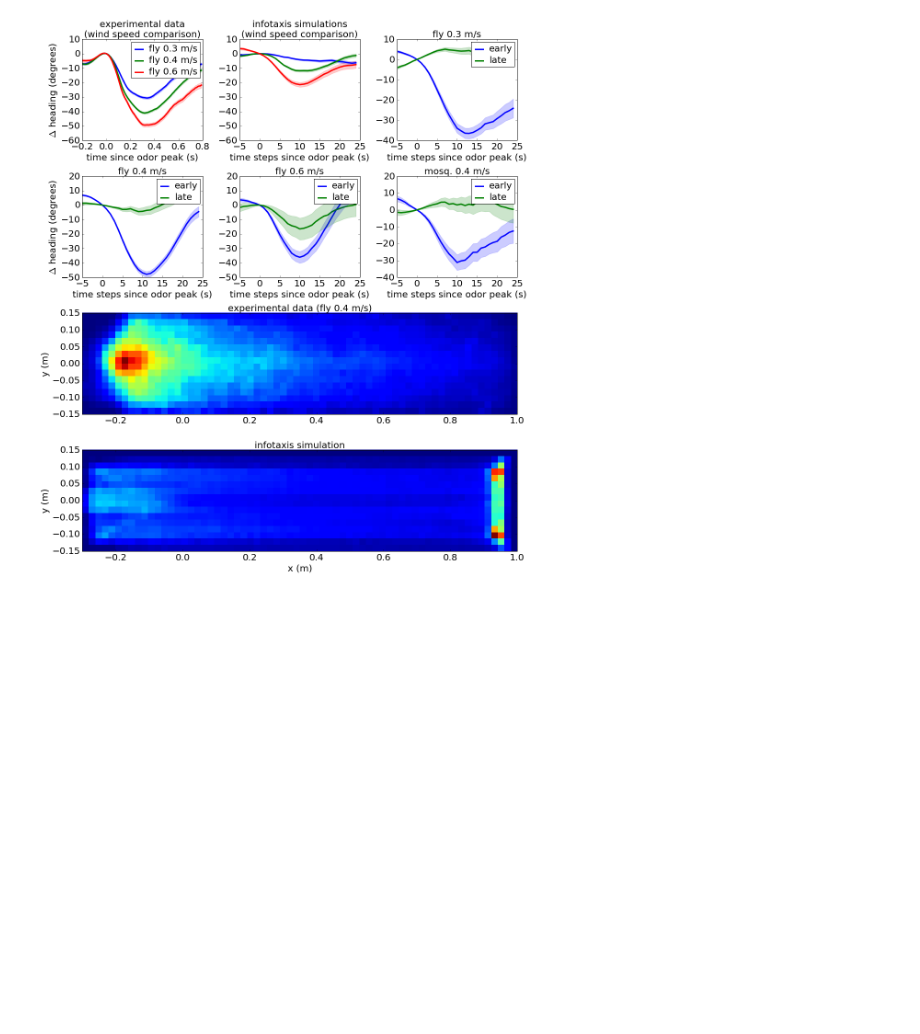
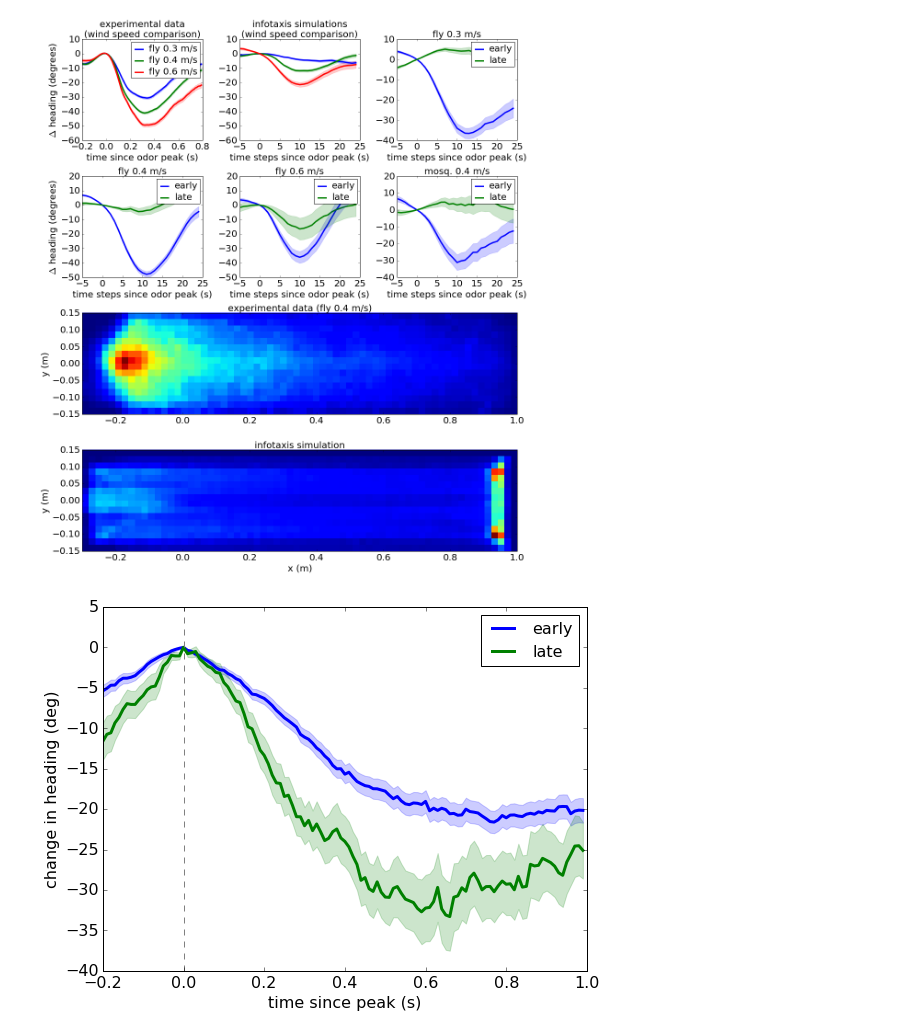
Before and after one commit to rkp8000/wind_tunnel, a Jupyter notebook: _paper_draft.ipynb, the cells around one changed output. Cells and saved outputs as stored; diff of their text form; code cells hidden in the pictures; blank space fills up the shorter version.

Commit message:
Clean up figures and add some calculations of thresholds/stats, etc.

```diff
--- a/_paper_draft.ipynb
+++ b/_paper_draft.ipynb
@@ -220,3 +262,29 @@ f = infotaxis_analysis(
 10532 crossings for infotaxis crossing group: "wind_tunnel_discretized_matched_r1000_d0.08_fruitfly_0.4mps_checkerboard_floor_odor_on_th_10_hsmoothing_3"
 1130 crossings for infotaxis crossing group: "wind_tunnel_discretized_matched_r1000_d0.08_fruitfly_0.6mps_checkerboard_floor_odor_on_th_10_hsmoothing_3"
 [figure]
+# %%
+%matplotlib inline
+import numpy as np
+from view.figures.simple_tracking_analysis import crossing_triggered_headings_early_late
+
+fig = crossing_triggered_headings_early_late(
+    SEED=0,
+
+    N_TRAJS=500,
+    DURATION=20, DT=0.01,
+    START_POS_RANGE=[(-1, 1), (-1, 1)],
+
+    PL_CONC=195,
+    PL_MEAN=np.array([0., 0]),
+    PL_K=np.array([[0.0139, 0], [0, 0.024]]),
+
+    TAU=1., NOISE=5., BIAS=2., AGENT_THRESHOLD=10,
+    HIT_TRIGGER='peak', HIT_INFLUENCE=0.3,
+    K_0=np.array([[1., 0], [0, 1]]),
+    K_S=np.array([[0.5, 0], [0, 0.5]]),
+
+    ANALYSIS_THRESHOLD=10, H_MIN_PEAK=60, H_MAX_PEAK=120,
+    EARLY_LESS_THAN=3,
+    SUBTRACT_PEAK_HEADING=True, T_BEFORE=0.2, T_AFTER=1.)
+# %% [output]
+[figure, added]
```
Also changed, not shown: parts of 8 cells of this notebook.
